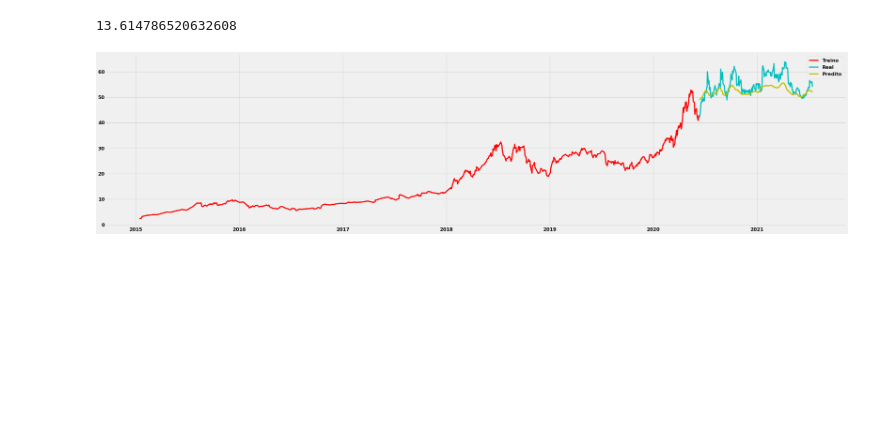
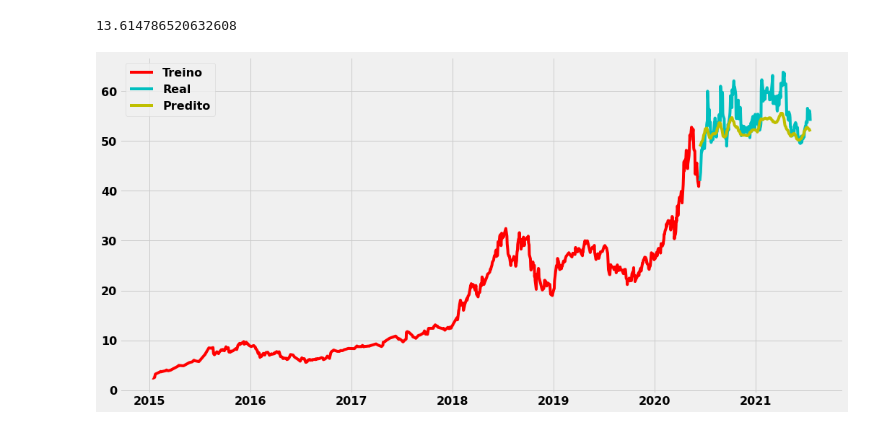
Before and after one commit to lhndsp/Quant-basics, a Jupyter notebook: quant-basics.ipynb, the cells around one changed output. Drawn from its saved outputs; the diff is of its cells as text; code cells hidden in the pictures; blank space fills up the shorter version.

```diff
--- a/quant-basics.ipynb
+++ b/quant-basics.ipynb
@@ -364,6 +343,9 @@ def calc_gk_num(precos:pd.DataFrame, N:int=1, n:int=1):
 parkinson = calc_parkinson_num(df_stock[['High', 'Low']], N=1, n=90)
 # %%
 g_klass = calc_gk_num(df_stock[['High', 'Low', 'Open', 'Close']], N=1, n=90)
+# %%
+df_stock['valatilidade_gk'] = g_klass
+df_stock['valatilidade_prk'] = parkinson
 # %%
 g = parkinson.plot(color='#ff4500', label='Parkinson')
 p = g_klass.plot(ax=g, color='#00baff', label='Garman-Klass')
@@ -829,12 +1043,12 @@ rmse(ypredict, y_test)
 # %%
 treino_ = df_stock.filter(['Close']).iloc[:len_treino]
 teste_ = df_stock.filter(['Close']).iloc[len_treino:].iloc[:271]
 teste_['predict'] = ypredict
 
-#plt.figure(figsize=(16,8))
+plt.figure(figsize=(16,8))
 plt.plot(treino_, c='r', label='Treino')
 plt.plot(teste_['Close'], c = 'c', label='Real')
 plt.plot(teste_['predict'], c = 'y', label='Predito')
 p = plt.legend()
 # %% [output]
-[figure, old version]
+[figure, new version]
```
Also changed, not shown: parts of 38 cells of this notebook.
